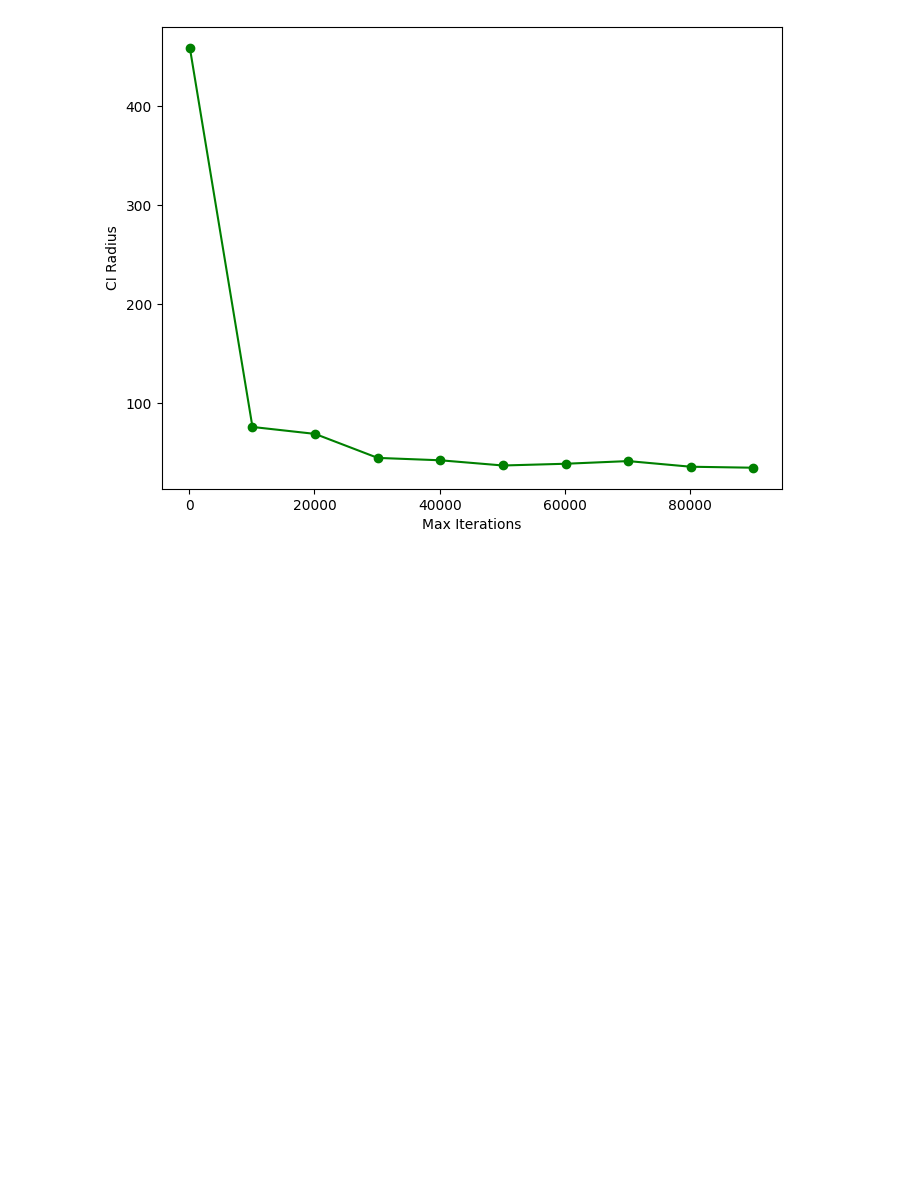
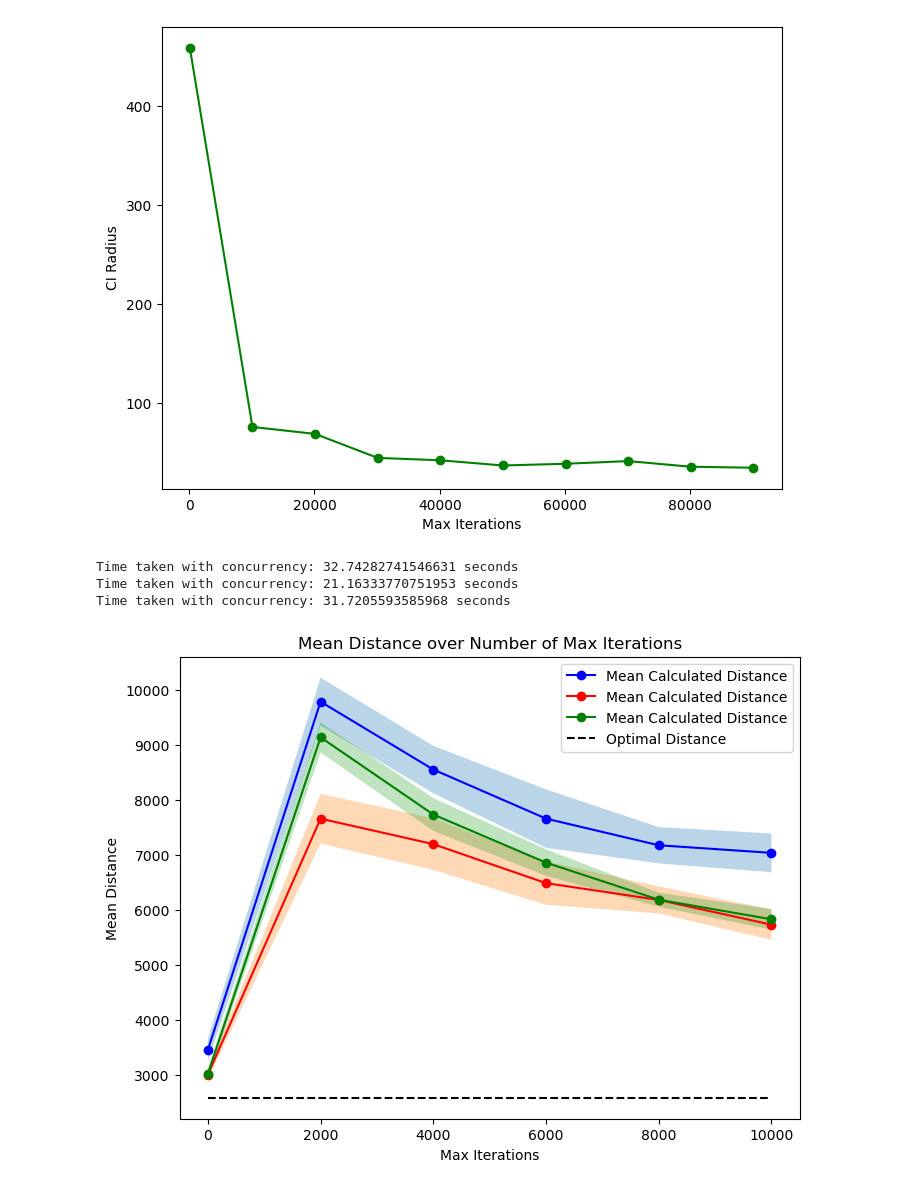
Before and after one commit to Foundnation/Stochastic-Simulation, a Jupyter notebook: TSM/tsp_notebook.ipynb, the cells around one changed output. Saved outputs shown, nothing was run; the diff lists cells and outputs as text; code cells hidden in the pictures; blank space fills up the shorter version.

Commit message:
plots for varying perm_operator and num_runs

```diff
--- a/TSM/tsp_notebook.ipynb
+++ b/TSM/tsp_notebook.ipynb
@@ -292,35 +292,49 @@ plt.show()
 [figure]
 # %%
 distances = distances_280
-max_iterations_list = range(100, 100000, 10000)
-num_runs = 20
-final_temp = 1E-7
+max_iterations_list = range(1, 10100, 2000)
+num_runs = 10
+final_temp = 1E-4
 cooling_schedule = 'linear_m'
-alpha = 1 - 1E-5
-permutation_method = 'reverse'
+alpha = 1 - 1E-4
+permutation_methods = ['swap', 'insert', 'reverse']
 
-opt_distance_line = [opt_distance_280 for _ in max_iterations_list]
+results_vary_permutation = {}
 
-means, stds, conf_intervals = run_vary_maxiter_concurrent(num_runs, distances, max_iterations_list, altering_method = permutation_method,
-                                                          final_temp=final_temp, cooling_schedule=cooling_schedule, alpha=alpha)
+for perm_method in permutation_methods:
+    opt_distance_line = [opt_distance_280 for _ in max_iterations_list]
+
+    output = run_vary_maxiter_concurrent(num_runs, distances, max_iterations_list, altering_method = perm_method,
+                                                            final_temp=final_temp, cooling_schedule=cooling_schedule, alpha=alpha)
+    results_vary_permutation[perm_method] = output
+# %% [output]
+Time taken with concurrency: 32.74282741546631 seconds
+Time taken with concurrency: 21.16333770751953 seconds
+Time taken with concurrency: 31.7205593585968 seconds
 # %%
-means = np.array(means)
-lower_bounds = np.array([interval[0] for interval in conf_intervals])
-upper_bounds = np.array([interval[1] for interval in conf_intervals])
-ci_radius = (upper_bounds - lower_bounds) / 2
+plt.figure(figsize=(8, 6))
+colors = ['blue', 'red', 'green']
+for i, perm_method in enumerate(permutation_methods):
+    means = np.array(results_vary_permutation[perm_method][0])
+    conf_intervals = results_vary_permutation[perm_method][2]
+    lower_bounds = np.array([interval[0] for interval in conf_intervals])
+    upper_bounds = np.array([interval[1] for interval in conf_intervals])
+    ci_radius = (upper_bounds - lower_bounds) / 2
 
-plt.figure(figsize=(8, 6))
-plt.plot(max_iterations_list, means, marker='o', linestyle='-', color='blue', label='Mean Calculated Distance')
+    plt.plot(max_iterations_list, means, marker='o', linestyle='-', color=colors[i], label='Mean Calculated Distance')
+    plt.fill_between(max_iterations_list, lower_bounds, upper_bounds, alpha=0.3)
+
 plt.plot(max_iterations_list, opt_distance_line, linestyle='--', color='black', label='Optimal Distance')
-plt.fill_between(lower_bounds, upper_bounds)
 plt.title('Mean Distance over Number of Max Iterations')
 plt.xlabel('Max Iterations')
 plt.ylabel('Mean Distance')
 plt.legend()
 plt.show()
 
 # plt.figure(figsize=(8, 6))
 # plt.plot(max_iterations_list, ci_radius, marker='o', linestyle='-', color='green')
 # plt.xlabel('Max Iterations')
 # plt.ylabel('CI Radius')
 # plt.show()
+# %% [output]
+[figure, added]
```
Also changed, not shown: parts of 2 cells of this notebook, 8 other files.
